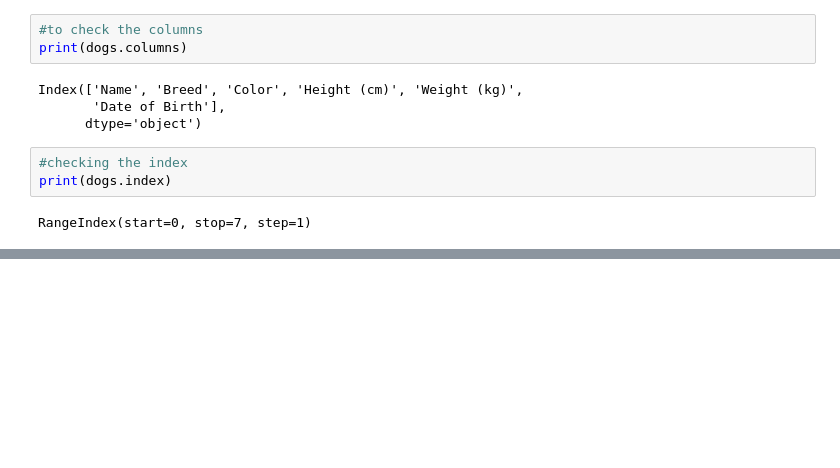
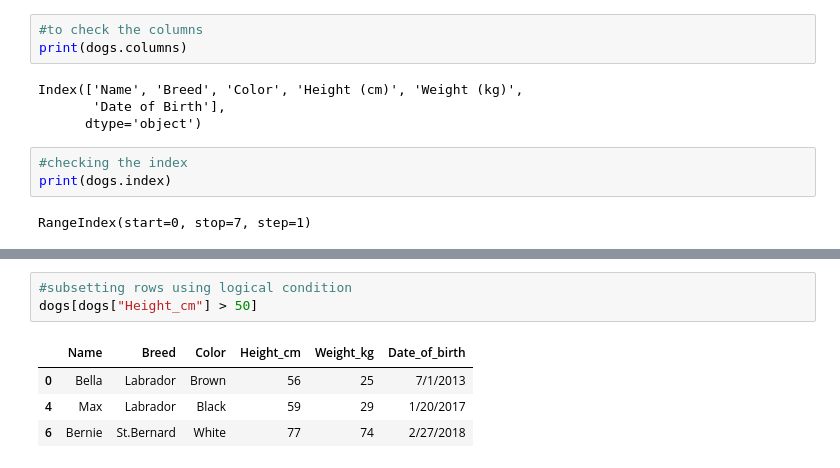
Before and after one commit to Syeda-Eman/40-days-of-Python, a Jupyter notebook: Day_22.ipynb, the cells around one changed output, grey strips where cells are left out. Saved outputs shown, nothing was run; the diff lists cells and outputs as text; blank space fills up the shorter version.

```diff
--- a/Day_22.ipynb
+++ b/Day_22.ipynb
@@ -131,0 +217,8 @@ KeyError: 'Weight_kg'
+# %%
+#subsetting rows using logical condition
+dogs[dogs["Height_cm"] > 50]
+# %% [output]
+|  | Name | Breed | Color | Height_cm | Weight_kg | Date_of_birth |
+| 0 | Bella | Labrador | Brown | 56 | 25 | 7/1/2013 |
+| 4 | Max | Labrador | Black | 59 | 29 | 1/20/2017 |
+| 6 | Bernie | St.Bernard | White | 77 | 74 | 2/27/2018 |
```
Also changed, not shown: parts of 13 cells of this notebook.
